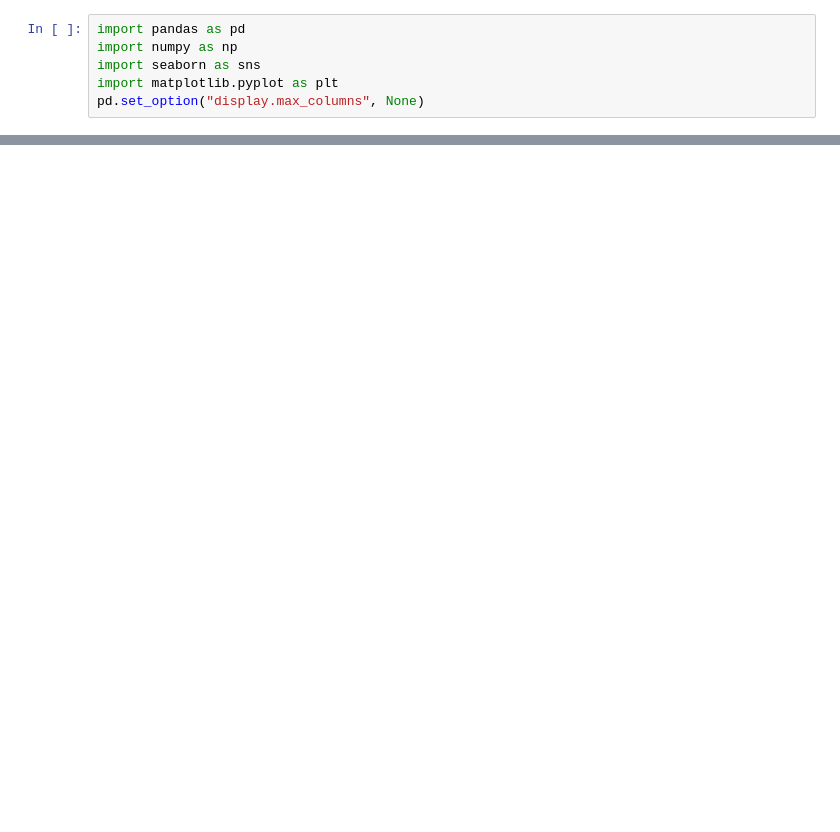
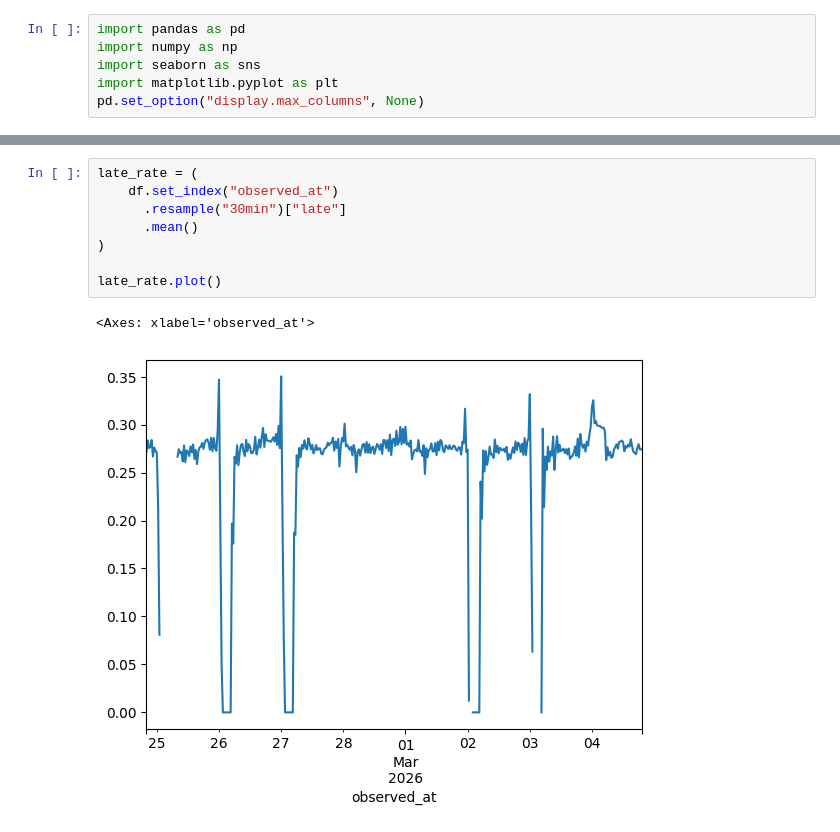
Before and after one commit to itsMayankVashistha/delaysense-transit-intelligence, a Jupyter notebook: notebooks/eda_fulldata.ipynb, the cells around one changed output, grey strips where cells are left out. Cells and saved outputs as stored; diff of their text form; blank space fills up the shorter version.

```diff
--- a/notebooks/eda_fulldata.ipynb
+++ b/notebooks/eda_fulldata.ipynb
@@ -68,0 +267,11 @@ memory usage: 5.5+ GB
+# %%
+late_rate = (
+    df.set_index("observed_at")
+      .resample("30min")["late"]
+      .mean()
+)
+
+late_rate.plot()
+# %% [output]
+<Axes: xlabel='observed_at'>
+[figure, added]
```
Also changed, not shown: parts of 25 cells of this notebook.
